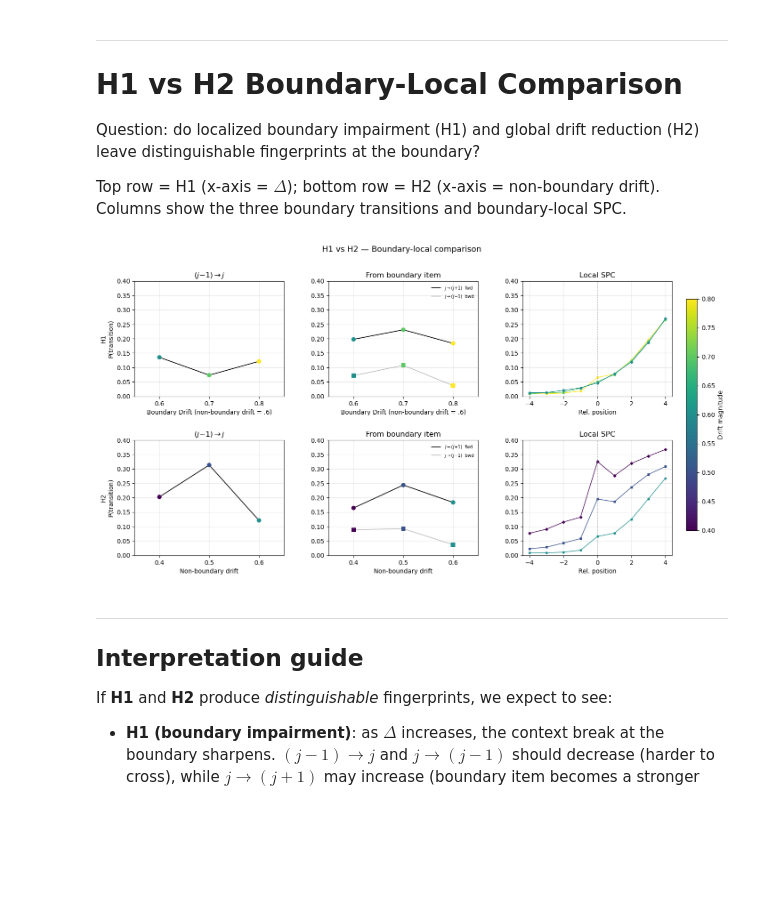
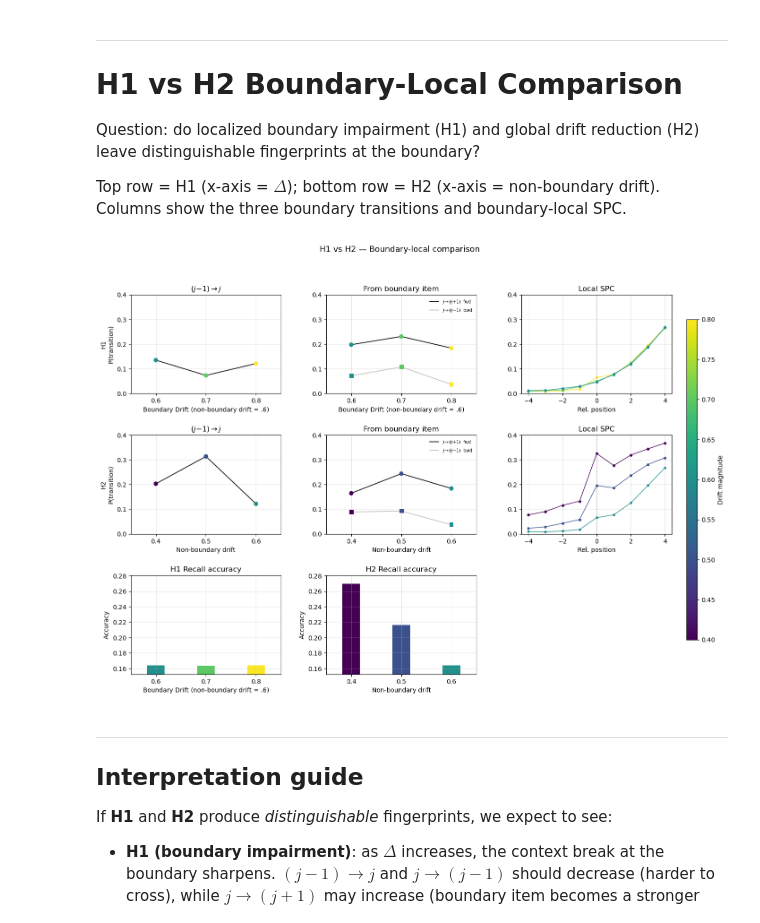
Before and after one commit to beaverjuly/PTSD_MemorySegmentation, a Jupyter notebook: external/CMR_SEM/CMR_boundary_sim/CMR boundary sim .ipynb, the cells around one changed output. Saved outputs shown, nothing was run; the diff lists cells and outputs as text; code cells hidden in the pictures; blank space fills up the shorter version.

```diff
--- a/external/CMR_SEM/CMR_boundary_sim/CMR boundary sim .ipynb
+++ b/external/CMR_SEM/CMR_boundary_sim/CMR boundary sim .ipynb
@@ -450,7 +438,8 @@ axs[0, 0].scatter(h1_x_drift, y, c=h1_point_colors, s=55,
                    edgecolor='none', zorder=3)
 axs[0, 0].set(xlabel=r'Boundary Drift (non-boundary drift = .6)', ylabel='P(transition)',
               title=r'$(j{-}1) \to j$')
-axs[0, 0].set_xticks([0.6, 0.8, 1.0])
+axs[0, 0].set_xlim(0.55, 0.85)
+axs[0, 0].set_xticks([0.6, 0.7, 0.8])
 
 # ── Row 0, col 1: j → (j-1) and j → (j+1) ──
 y_back = [h1_bdy_back[f'Δ = {d:.1f}'] for d in h1_deltas]
@@ -468,7 +457,8 @@ axs[0, 1].scatter(h1_x_drift, y_back, c=h1_point_colors, s=55,
 
 axs[0, 1].set(xlabel=r'Boundary Drift (non-boundary drift = .6)', ylabel='P(transition)',
               title='From boundary item')
-axs[0, 1].set_xticks([0.6, 0.8, 1.0])
+axs[0, 0].set_xlim(0.55, 0.85)
+axs[0, 1].set_xticks([0.6, 0.7, 0.8])
 axs[0, 1].legend(frameon=False, fontsize=7)
 
 # ── Row 0, col 2: boundary-local SPC ──
@@ -493,12 +483,13 @@ for c_idx in [0, 1]:
 # ── Row 1, col 0: recall accuracy ──
 accs = [recall_accuracy(h1_results[f'Δ = {d:.1f}']['recall_sims'], N)
         for d in h1_deltas]
-axs[1, 0].plot(h1_x_drift, accs, lw=1, alpha=0.5, color='gray')
+axs[1, 0].plot(h1_x_drift, accs, lw=1, color='black')
 axs[1, 0].scatter(h1_x_drift, accs, c=h1_point_colors, s=60,
                   edgecolor='none', zorder=3)
 axs[1, 0].set(xlabel=r'Boundary Drift (non-boundary drift = .6)', ylabel='Accuracy',
               title='Recall accuracy')
-axs[1, 0].set_xticks([0.6, 0.8, 1.0])
+axs[0, 0].set_xlim(0.55, 0.85)
+axs[1, 0].set_xticks([0.6, 0.7, 0.8])
 
 # ── Row 1, col 1: PFR ──
 for label, res in h1_results.items():
@@ -844,8 +835,8 @@ Top row = H1 (x-axis = $\Delta$); bottom row = H2 (x-axis =
 non-boundary drift).  Columns show the three boundary
 transitions and boundary-local SPC.
 # %%
-fig, axs = plt.subplots(2, 3, figsize=(16, 8))
-fig.subplots_adjust(right=0.88, wspace=0.30, hspace=0.38)
+fig, axs = plt.subplots(3, 3, figsize=(16, 11))
+fig.subplots_adjust(right=0.88, wspace=0.30, hspace=0.42)
 
 # ── Row 0: H1 ──
 y_h1_pre = [h1_pre_to_bdy[f'Δ = {d:.1f}'] for d in h1_deltas]
@@ -908,38 +899,74 @@ axs[1, 1].scatter(h2_x, y_h2_back, c=h2_pc, s=50,
                   marker='s', edgecolor='none', zorder=3)
 axs[1, 1].set(xlabel='Non-boundary drift',
               title='From boundary item')
 axs[1, 1].set_xlim(0.35, 0.65)
 axs[1, 1].set_xticks([0.4, 0.5, 0.6])
 axs[1, 1].legend(frameon=False, fontsize=7)
 
 for label, res in h2_results.items():
     rel, mspc, se = boundary_local_spc(res['recall_sims'], N)
     c = cmap(DRIFT_NORM(h2_drift_mag[label]))
     axs[1, 2].plot(rel, mspc, marker=h2_markers[label],
                    color=c, lw=1, ms=3)
 axs[1, 2].axvline(0, color='gray', ls=':', alpha=0.5)
 axs[1, 2].set(xlabel='Rel. position', title='Local SPC')
 
-# ── Force all y-axes to the same fixed range ──
-for ax in axs.flat:
-    ax.set_ylim(0.0, 0.40)
+# ── Row 2: Recall accuracy bars ──
+# H1
+h1_accs = [recall_accuracy(h1_results[f'Δ = {d:.1f}']['recall_sims'], N)
+           for d in h1_deltas]
+axs[2, 0].bar(h1_x_drift, h1_accs, width=0.035, color=h1_pc, edgecolor='none')
+axs[2, 0].set(xlabel=r'Boundary Drift (non-boundary drift = .6)',
+              ylabel='Accuracy',
+              title='H1 Recall accuracy')
+axs[2, 0].set_xlim(0.55, 0.85)
+axs[2, 0].set_xticks([0.6, 0.7, 0.8])
+
+# H2
+h2_labels = list(h2_results.keys())
+h2_accs = [recall_accuracy(h2_results[l]['recall_sims'], N) for l in h2_labels]
+axs[2, 1].bar(h2_x, h2_accs, width=0.035, color=h2_pc, edgecolor='none')
+axs[2, 1].set(xlabel='Non-boundary drift',
+              ylabel='Accuracy',
+              title='H2 Recall accuracy')
+axs[2, 1].set_xlim(0.35, 0.65)
+axs[2, 1].set_xticks([0.4, 0.5, 0.6])
+
+# Blank panel
+axs[2, 2].axis('off')
+
+# ── Force y-ranges ──
+for r in [0, 1]:
+    for c in range(3):
+        axs[r, c].set_ylim(0.0, 0.40)
+
+# Accuracy row can have its own scale
+acc_min = min(h1_accs + h2_accs)
+acc_max = max(h1_accs + h2_accs)
+pad = max(0.005, 0.1 * (acc_max - acc_min))
+axs[2, 0].set_ylim(max(0, acc_min - pad), acc_max + pad)
+axs[2, 1].set_ylim(max(0, acc_min - pad), acc_max + pad)
 
 # Labels and grid
 for i, lbl in enumerate(['H1', 'H2']):
     axs[i, 0].set_ylabel(f'{lbl}\nP(transition)')
     for ax in axs[i]:
         ax.grid(alpha=0.3)
 
+axs[2, 0].grid(alpha=0.3)
+axs[2, 1].grid(alpha=0.3)
+
 # Colorbar
 cax = fig.add_axes([0.90, 0.18, 0.015, 0.65])
 sm = mpl.cm.ScalarMappable(norm=DRIFT_NORM, cmap=cmap)
 sm.set_array([])
-fig.colorbar(sm, cax=cax).set_label('Drift magnitude')
+cbar = fig.colorbar(sm, cax=cax)
+cbar.set_label('Drift magnitude')
 
 fig.suptitle('H1 vs H2 — Boundary-local comparison', fontsize=13)
 plt.show()
 # %% [output]
-[figure, old version]
+[figure, new version]
 # %% [markdown]
 ---
 ## Interpretation guide
```
Also changed, not shown: parts of 5 cells of this notebook, 3 other files.
